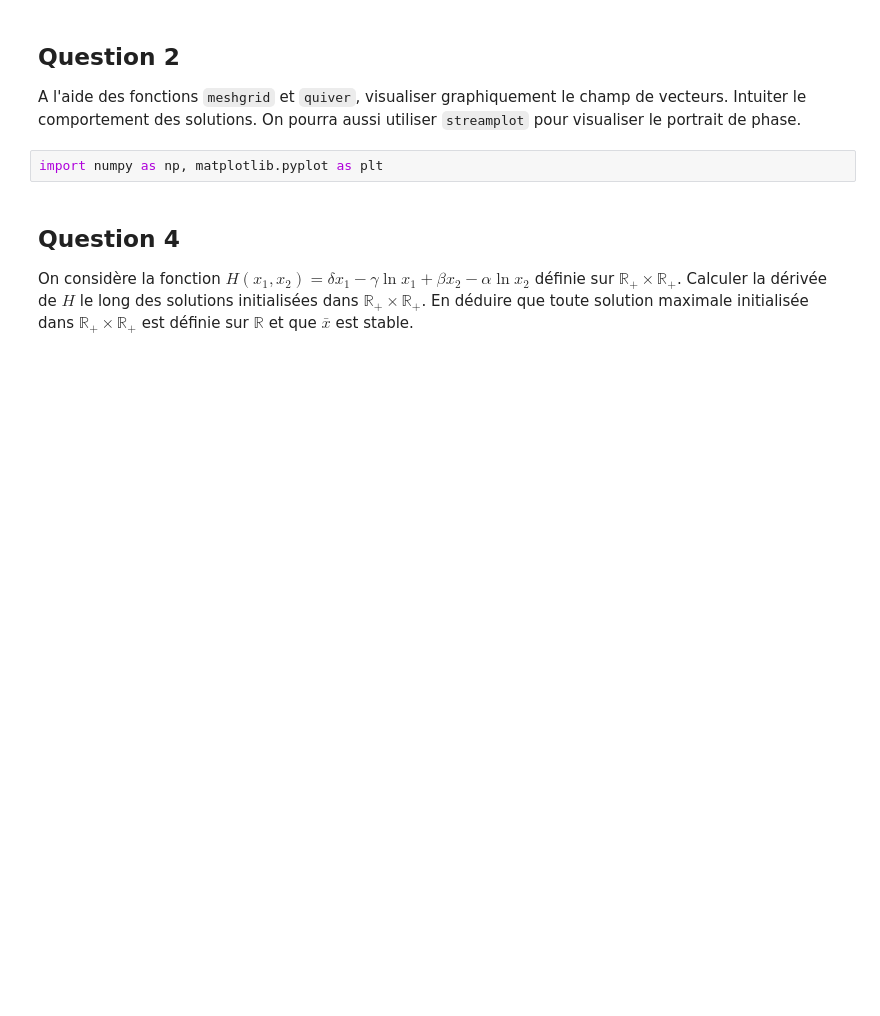
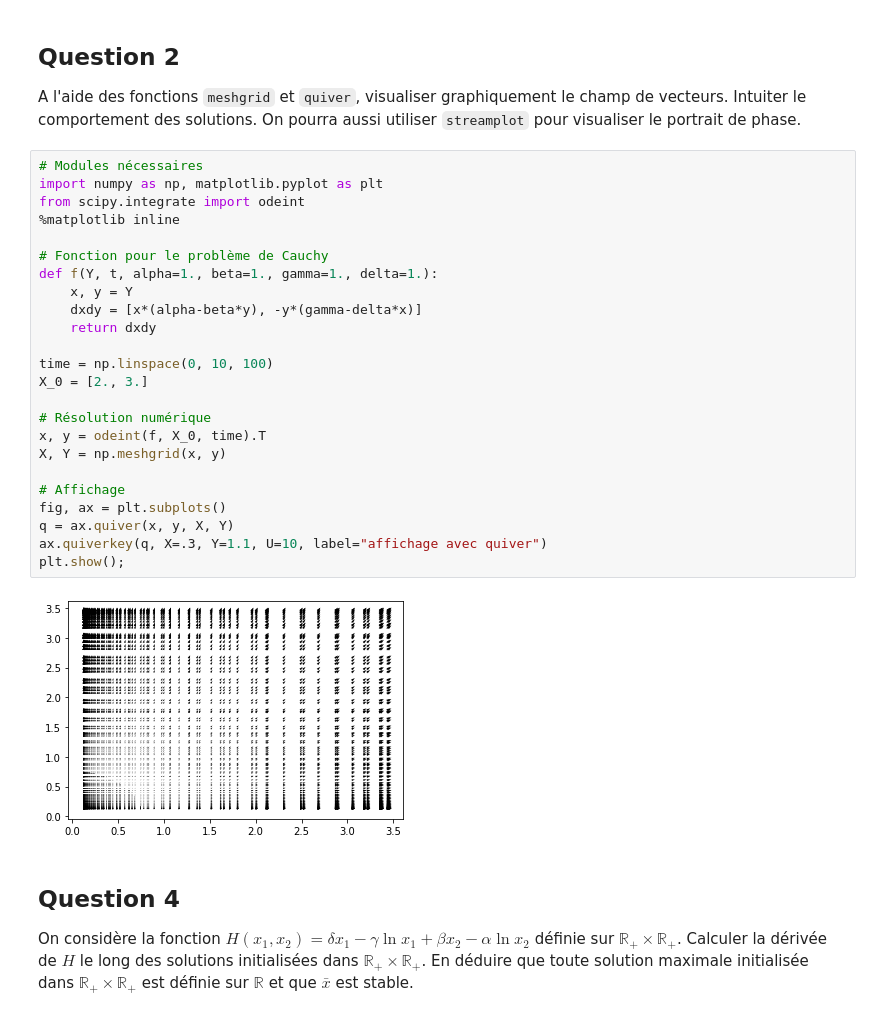
Before and after one commit to plgstalter/lotka_volterra, a Jupyter notebook: projet.ipynb, the cells around one changed output. Cells and saved outputs as stored; diff of their text form; blank space fills up the shorter version.

Commit message:
test affichage

```diff
--- a/projet.ipynb
+++ b/projet.ipynb
@@ -43,8 +43,32 @@ Quid de leur stabilité ?
 A l'aide des fonctions `meshgrid` et `quiver`, visualiser graphiquement le champ de vecteurs.
     Intuiter le comportement des solutions.
     On pourra aussi utiliser `streamplot` pour visualiser le portrait de phase.
-# %%
-import numpy as np, matplotlib.pyplot as plt
+# %%
+# Modules nécessaires
+import numpy as np, matplotlib.pyplot as plt
+from scipy.integrate import odeint
+%matplotlib inline
+
+# Fonction pour le problème de Cauchy
+def f(Y, t, alpha=1., beta=1., gamma=1., delta=1.):
+    x, y = Y
+    dxdy = [x*(alpha-beta*y), -y*(gamma-delta*x)]
+    return dxdy
+
+time = np.linspace(0, 10, 100)
+X_0 = [2., 3.]
+
+# Résolution numérique
+x, y = odeint(f, X_0, time).T
+X, Y = np.meshgrid(x, y)
+
+# Affichage
+fig, ax = plt.subplots()
+q = ax.quiver(x, y, X, Y)
+ax.quiverkey(q, X=.3, Y=1.1, U=10, label="affichage avec quiver")
+plt.show();
+# %% [output]
+[figure, added]
 # %% [markdown]
 ## Question 4
 
```
